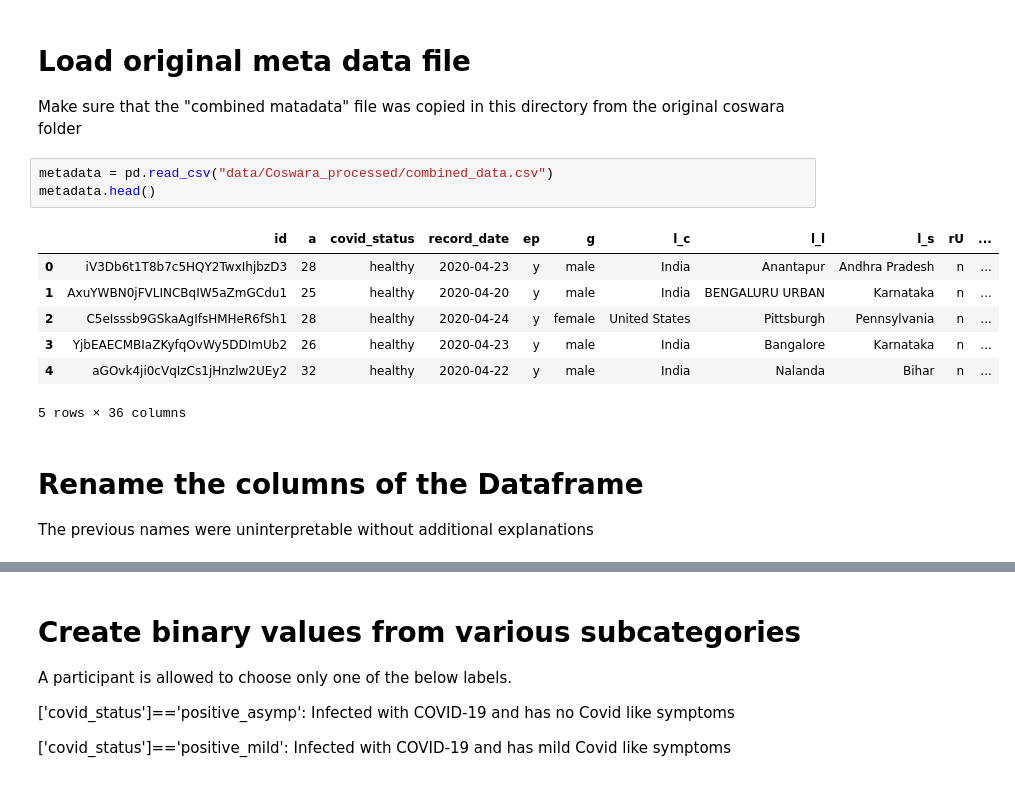
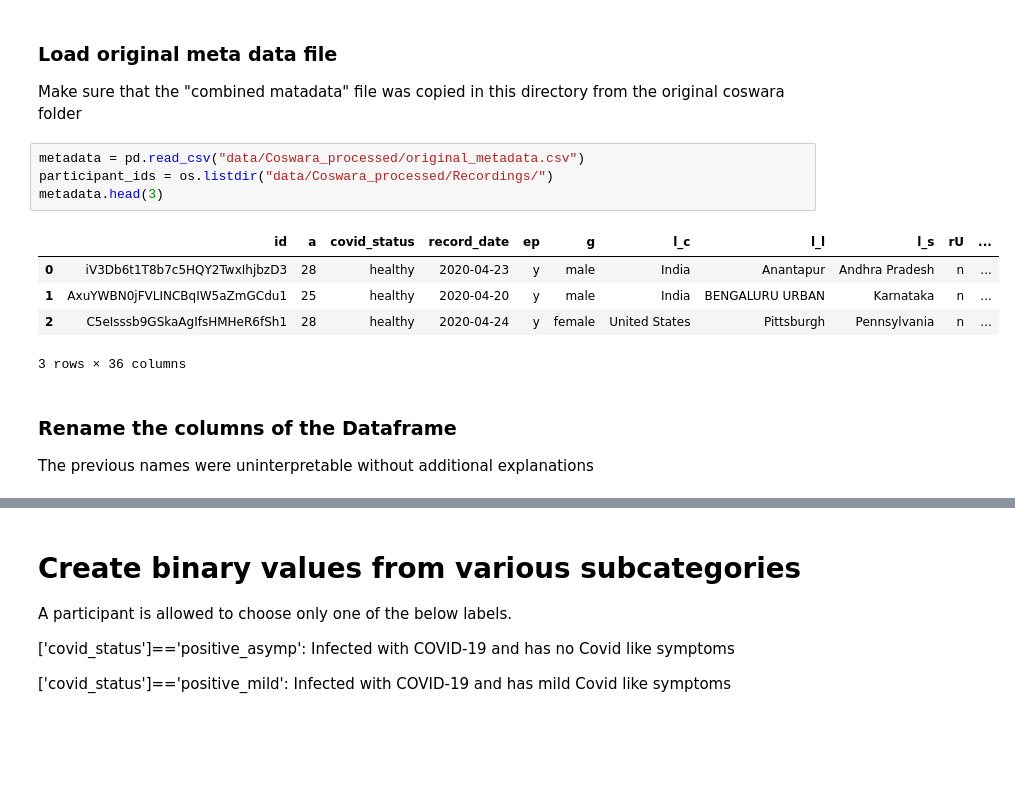
Before and after one commit to MichaelReiter94/acoustic_covid_detection, a Jupyter notebook: python/Jupyter_Notebooks/tests_for_coswara_metadata.ipynb, the cells around one changed output, grey strips where cells are left out. Drawn from its saved outputs; the diff is of its cells as text; blank space fills up the shorter version.

```diff
--- a/python/Jupyter_Notebooks/tests_for_coswara_metadata.ipynb
+++ b/python/Jupyter_Notebooks/tests_for_coswara_metadata.ipynb
@@ -39,17 +180,16 @@ D:\Archiv\Studium\Master\6.-Semester\Masters_Thesis\Git\acoustic_covid_detection
 # %% [markdown]
-# Load original meta data file
+### Load original meta data file
 Make sure that the "combined matadata" file was copied in this directory from the original coswara folder
 # %%
-metadata = pd.read_csv("data/Coswara_processed/combined_data.csv")
-metadata.head()
+metadata = pd.read_csv("data/Coswara_processed/original_metadata.csv")
+participant_ids = os.listdir("data/Coswara_processed/Recordings/")
+metadata.head(3)
 # %% [output]
 |  | id | a | covid_status | record_date | ep | g | l_c | l_l | l_s | rU | ... |
 | 0 | iV3Db6t1T8b7c5HQY2TwxIhjbzD3 | 28 | healthy | 2020-04-23 | y | male | India | Anantapur | Andhra Pradesh | n | ... |
 | 1 | AxuYWBN0jFVLINCBqIW5aZmGCdu1 | 25 | healthy | 2020-04-20 | y | male | India | BENGALURU URBAN | Karnataka | n | ... |
 | 2 | C5eIsssb9GSkaAgIfsHMHeR6fSh1 | 28 | healthy | 2020-04-24 | y | female | United States | Pittsburgh | Pennsylvania | n | ... |
-| 3 | YjbEAECMBIaZKyfqOvWy5DDImUb2 | 26 | healthy | 2020-04-23 | y | male | India | Bangalore | Karnataka | n | ... |
-| 4 | aGOvk4ji0cVqIzCs1jHnzlw2UEy2 | 32 | healthy | 2020-04-22 | y | male | India | Nalanda | Bihar | n | ... |
-5 rows × 36 columns
+3 rows × 36 columns
 # %% [markdown]
-# Rename the columns of the Dataframe
+### Rename the columns of the Dataframe
 The previous names were uninterpretable without additional explanations
```
Also changed, not shown: parts of 35 cells of this notebook.
